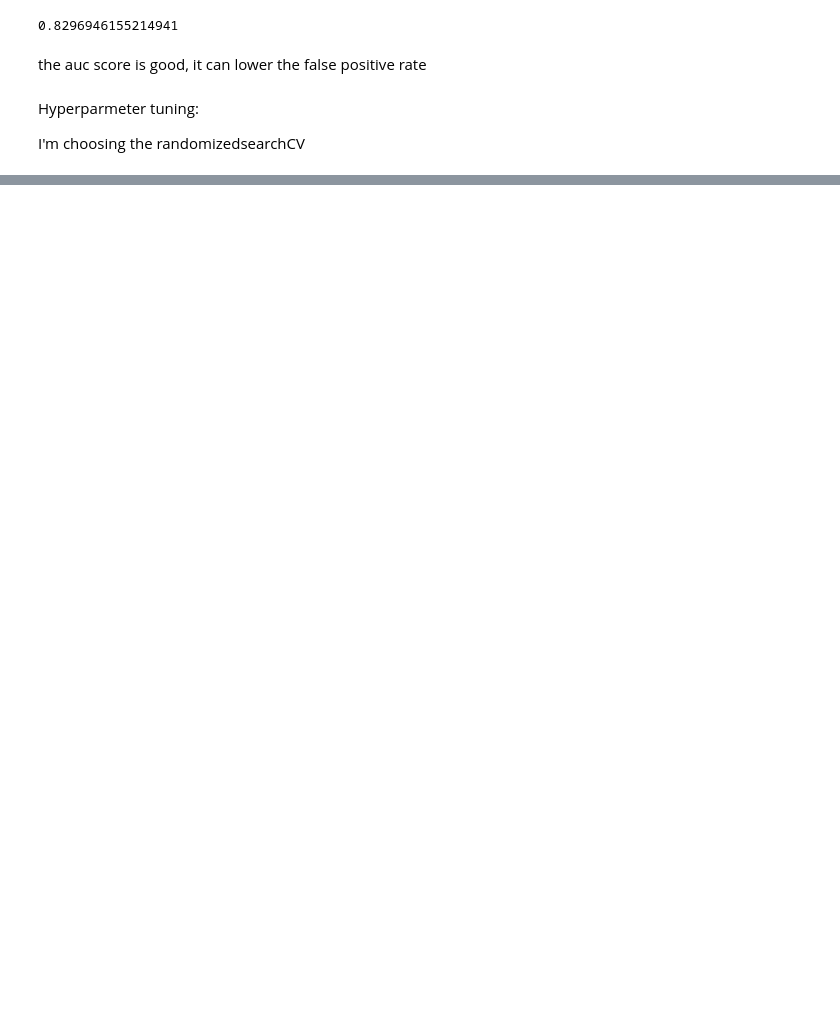
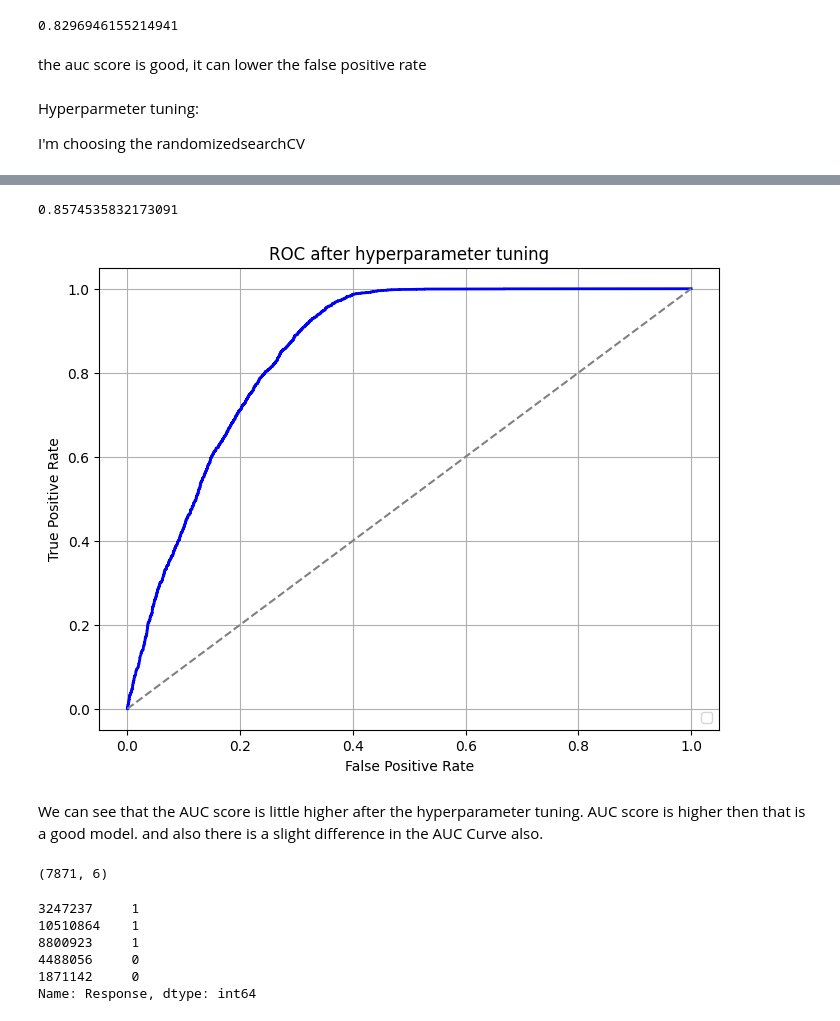
Before and after one commit to NaveenDevlpr/Automobile_Insurance_Analysis, a Jupyter notebook: ai_ml_task.ipynb, the cells around one changed output, grey strips where cells are left out. Saved outputs shown, nothing was run; the diff lists cells and outputs as text; code cells hidden in the pictures; blank space fills up the shorter version.

```diff
--- a/ai_ml_task.ipynb
+++ b/ai_ml_task.ipynb
@@ -523,10 +542,10 @@ parms={
 # %%
 random_search=RandomizedSearchCV(
-    estimator=classifier,
+    estimator=rs,
     param_distributions=parms,
-    n_iter=100,
-    scoring='roc_auc',
-    cv=5
+    n_iter=15,
+    cv=5,
+    n_jobs=-1
 )
 # %%
 random_search.fit(X_train,y_train)
@@ -532,0 +558,2 @@ random_search.fit(X_train,y_train)
+# %%
+random_model=random_search.best_estimator_
@@ -532,0 +575,37 @@ random_search.fit(X_train,y_train)
+# %%
+y_probs=random_model.predict_proba(X_test)[:,1]
+print(roc_auc_score(y_test,y_probs))
+# %% [output]
+0.8574535832173091
+# %%
+fpr,tpr,threshold=roc_curve(y_test,y_probs)
+# %%
+plt.figure(figsize=(8, 6))
+plt.plot(fpr, tpr, color='blue', lw=2,)
+plt.plot([0, 1], [0, 1], color='gray', linestyle='--')
+plt.xlabel('False Positive Rate')
+plt.ylabel('True Positive Rate')
+plt.title('ROC after hyperparameter tuning')
+plt.legend(loc="lower right")
+plt.grid(True)
+plt.show()
+# %% [output]
+[figure, added]
+# %% [markdown]
+We can see that the AUC score is little higher after the hyperparameter tuning. AUC score is higher then that is a good model. and also there is a slight difference in the AUC Curve also.
+# %%
+# testing:
+
+
+X_test.shape
+# %% [output]
+(7871, 6)
+# %%
+y_test.head()
+# %% [output]
+3247237     1
+10510864    1
+8800923     1
+4488056     0
+1871142     0
+Name: Response, dtype: int64
```
Also changed, not shown: parts of 10 cells of this notebook.
